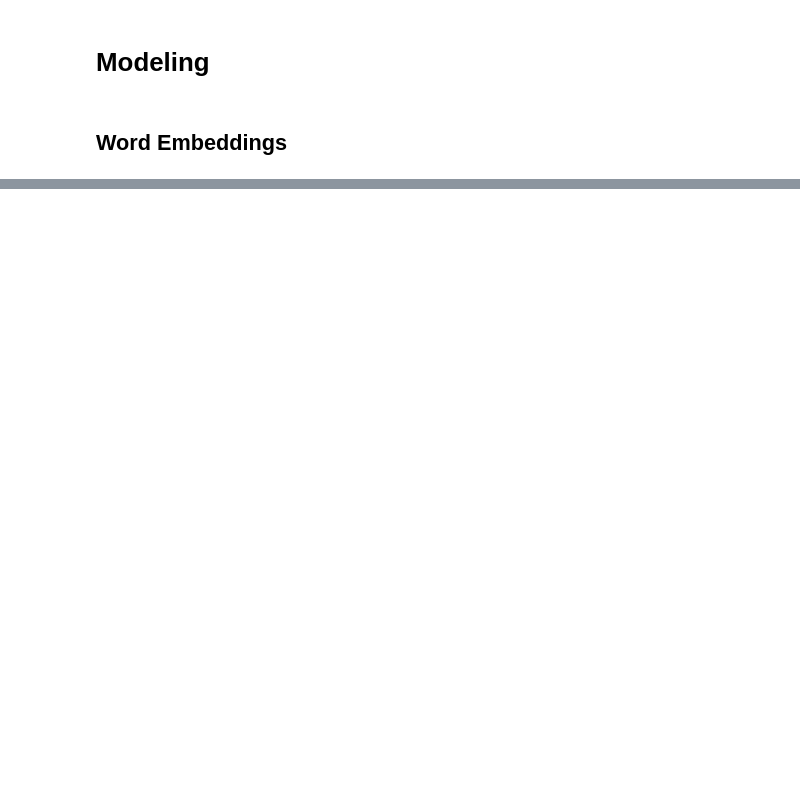
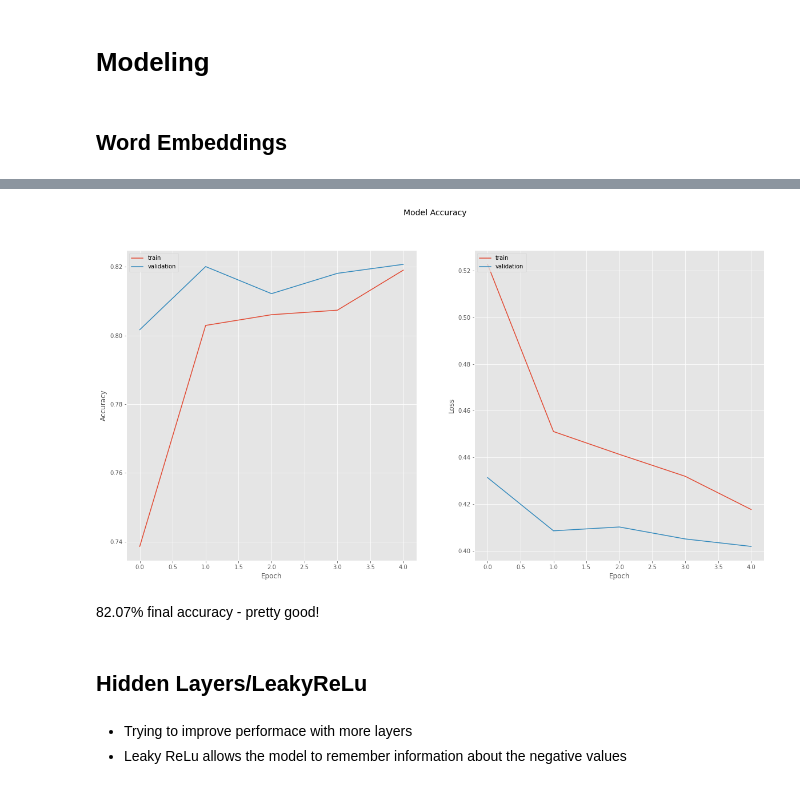
Before and after one commit to Rachhh53/Disaster-Tweets-Kaggle, a Jupyter notebook: DisasterTweets.ipynb, the cells around one changed output, grey strips where cells are left out. Drawn from its saved outputs; the diff is of its cells as text; code cells hidden in the pictures; blank space fills up the shorter version.

```diff
--- a/DisasterTweets.ipynb
+++ b/DisasterTweets.ipynb
@@ -719,0 +896,27 @@ plt.show()
+# %%
+# define conveient training function to visualize learning curves
+def plot_learning_curves(history):
+    fig, ax = plt.subplots(1, 2, figsize = (20, 10))
+
+    ax[0].plot(history.history['accuracy'])
+    ax[0].plot(history.history['val_accuracy'])
+
+    ax[1].plot(history.history['loss'])
+    ax[1].plot(history.history['val_loss'])
+
+    ax[0].legend(['train', 'validation'], loc = 'upper left')
+    ax[1].legend(['train', 'validation'], loc = 'upper left')
+
+    fig.suptitle("Model Accuracy", fontsize=14)
+
+    ax[0].set_ylabel('Accuracy')
+    ax[0].set_xlabel('Epoch')
+    ax[1].set_ylabel('Loss')
+    ax[1].set_xlabel('Epoch')
+
+    return plt.show()
+# %%
+# create our first model
+lstm = create_lstm(spatial_dropout = .2, dropout = .2, recurrent_dropout = .2,
+                     learning_rate = 3e-4, bidirectional = True)
+lstm.summary()
@@ -719,0 +992,6 @@ plt.show()
+# %%
+# define early stopping callback
+callback = EarlyStopping(monitor = 'val_loss', patience = 4)
+
+# include it in your models training
+history = lstm.fit([nlp_train, meta_train], labels, validation_split = .2, epochs = 100, callbacks = [callback])
@@ -719,0 +1013,4 @@ plt.show()
+# %%
+# fit model
+# 5 epochs is what early stopping told us is optimal to reduce loss so that's what we'll go with
+history1 = lstm.fit([nlp_train, meta_train], labels, validation_split = .2, epochs = 5, batch_size = 21, verbose = 1)
@@ -719,0 +1028,12 @@ plt.show()
+# %%
+# view model 1 learning curves
+plot_learning_curves(history1)
+# %% [output]
+[figure, added]
+# %% [markdown]
+82.07% final accuracy - pretty good!
+# %% [markdown]
+## Hidden Layers/LeakyReLu
+# %% [markdown]
+* Trying to improve performace with more layers
+* Leaky ReLu allows the model to remember information about the negative values
```
Also changed, not shown: parts of 52 cells of this notebook.
